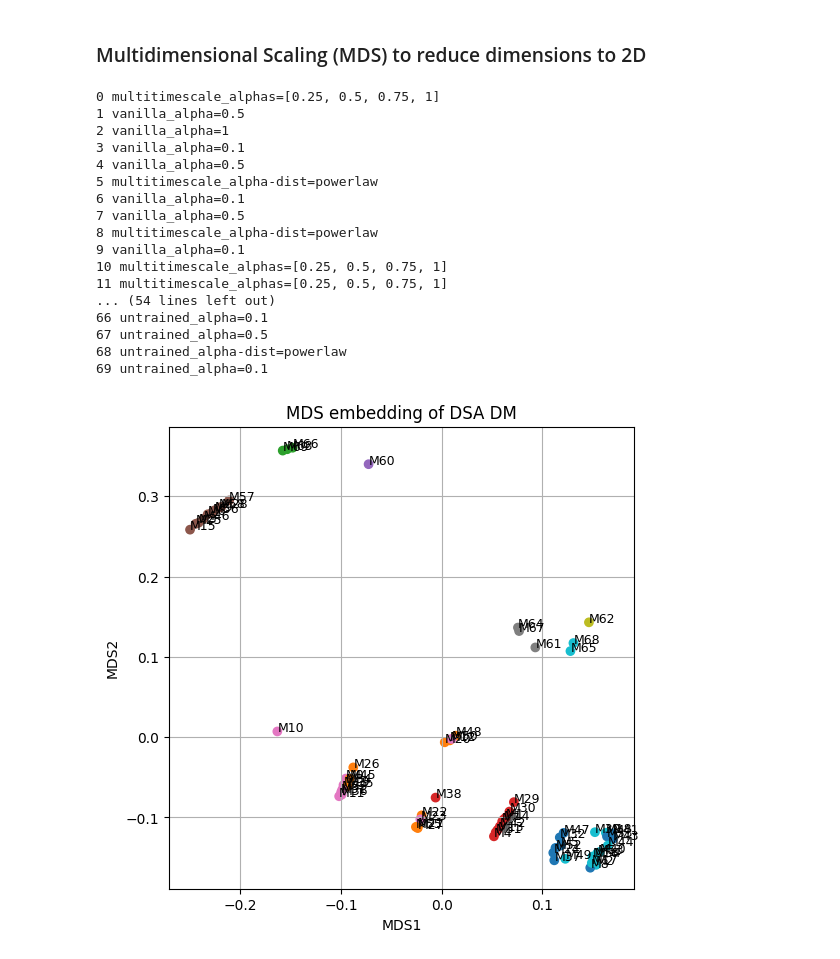
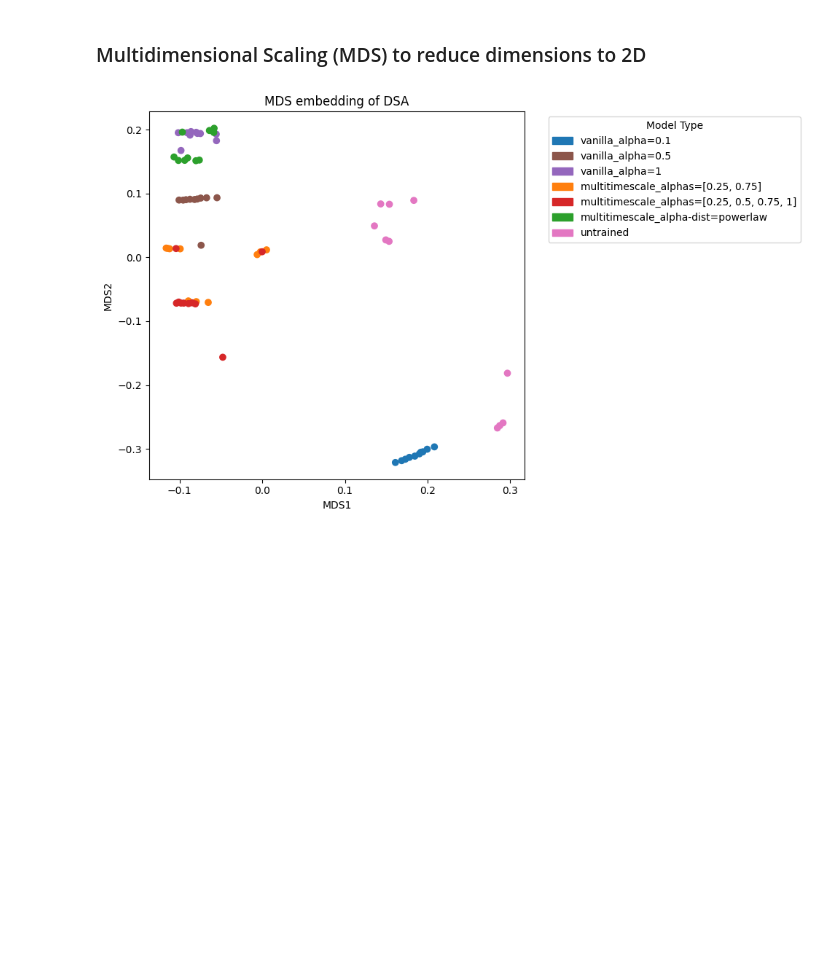
Before and after one commit to abertics/pirnns, a Jupyter notebook: pirnns/notebooks/analyze_dsa.ipynb, the cells around one changed output. Cells and saved outputs as stored; diff of their text form; code cells hidden in the pictures; blank space fills up the shorter version.

Commit message:
Make DSA plots prettier

```diff
--- a/pirnns/notebooks/analyze_dsa.ipynb
+++ b/pirnns/notebooks/analyze_dsa.ipynb
@@ -335,7 +332,7 @@ Loaded cached dmd matrix for multitimescale_alphas=[0.25, 0.5, 0.75, 1] model fr
 ### Load untrained models
 # %%
 # Load untrained models
-how_many_untrained = 10
+how_many_untrained = 20
 
 for i, run_name in enumerate(os.listdir(checkpoint_dir)):
     if i >= how_many_untrained:
@@ -549,11 +542,25 @@ for i, mt in enumerate(model_types):
     else:
         fix_order_dict[mt].append(i)
 
+MODEL_TYPES = [
+    "vanilla_alpha=0.1",
+    "vanilla_alpha=0.5",
+    "vanilla_alpha=1",
+    "multitimescale_alphas=[0.25, 0.75]",
+    "multitimescale_alphas=[0.25, 0.5, 0.75, 1]",
+    "multitimescale_alpha-dist=powerlaw",
+    "untrained",
+]
 reindex_order = []
-for _, v in fix_order_dict.items():
-    reindex_order.extend(v)
+for mt in MODEL_TYPES:
+    reindex_order.extend(fix_order_dict[mt])
 
 pretty_order_similarities_dmd = similarities_dmd[np.ix_(reindex_order, reindex_order)]
+pretty_order_model_types = [
+    "untrained" if "untrained" in model_types[i] else model_types[i]
+    for i in reindex_order
+]
+
 sns.heatmap(pretty_order_similarities_dmd)
 # %% [output]
 <Axes: >
@@ -561,50 +568,49 @@ sns.heatmap(pretty_order_similarities_dmd)
 # %% [markdown]
 ### Multidimensional Scaling (MDS) to reduce dimensions to 2D
 # %%
+plot_point_labels = False
+
 # get dissimilarity matrix; apparently they give us dissimilarities?
-dissimilarities = similarities_dmd
+dissimilarities = pretty_order_similarities_dmd
 
 # 2 components for visualisation
 mds = MDS(n_components=2, dissimilarity="precomputed", random_state=13)
 embedding = mds.fit_transform(dissimilarities)
 
-colmap = {name: n for n, name in enumerate(set(model_types))}
+cmap = plt.get_cmap("tab10")
+colmap = {name: cmap(n) for n, name in enumerate(set(MODEL_TYPES))}
 
-# print(colmap)
-for i in range(len(model_types)):
-    print(i, model_types[i])
-plt.figure(figsize=(6, 6))
+plt.figure(figsize=(10, 6))
 plt.scatter(
     embedding[:, 0],
     embedding[:, 1],
-    c=[colmap[model_type] for model_type in model_types],
-    cmap="tab10",
+    c=[colmap[model_type] for model_type in pretty_order_model_types],
+    cmap=cmap,
 )
 
-for i in range(len(embedding)):
-    plt.text(embedding[i, 0], embedding[i, 1], f"M{i}", fontsize=9)
+# make legend pretty?
+handles = [
+    Patch(color=colmap[model_type], label=model_type) for model_type in MODEL_TYPES
+]
 
-plt.title("MDS embedding of DSA DM")
+plt.legend(
+    handles=handles, title="Model Type", bbox_to_anchor=(1.05, 1), loc="upper left"
+)
+
+
+if plot_point_labels:
+    for i in range(0, len(model_types), 10):
+        print(i, i + 9, pretty_order_model_types[i])
+
+    for i in range(len(embedding)):
+        plt.text(embedding[i, 0], embedding[i, 1], f"M{i}", fontsize=9)
+
+plt.title("MDS embedding of DSA")
 plt.xlabel("MDS1")
 plt.ylabel("MDS2")
-plt.grid(True)
+plt.tight_layout()
+
+# plt.grid(True)
 plt.show()
 # %% [output]
-0 multitimescale_alphas=[0.25, 0.5, 0.75, 1]
-1 vanilla_alpha=0.5
-2 vanilla_alpha=1
-3 vanilla_alpha=0.1
-4 vanilla_alpha=0.5
-5 multitimescale_alpha-dist=powerlaw
-6 vanilla_alpha=0.1
-7 vanilla_alpha=0.5
-8 multitimescale_alpha-dist=powerlaw
-9 vanilla_alpha=0.1
-10 multitimescale_alphas=[0.25, 0.5, 0.75, 1]
-11 multitimescale_alphas=[0.25, 0.5, 0.75, 1]
-... (54 lines left out)
-66 untrained_alpha=0.1
-67 untrained_alpha=0.5
-68 untrained_alpha-dist=powerlaw
-69 untrained_alpha=0.1
-[figure, old version]
+[figure, new version]
```
Also changed, not shown: parts of 6 cells of this notebook.
